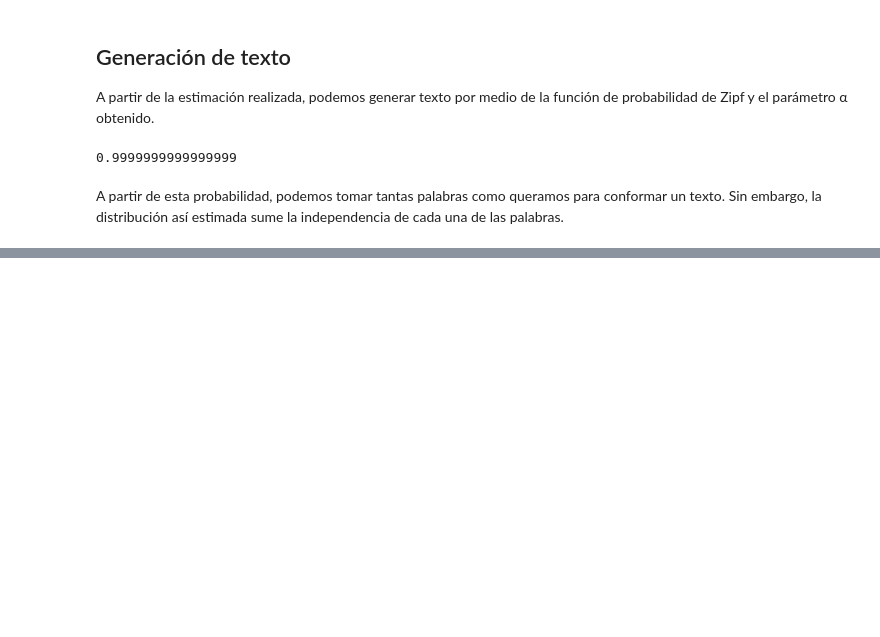
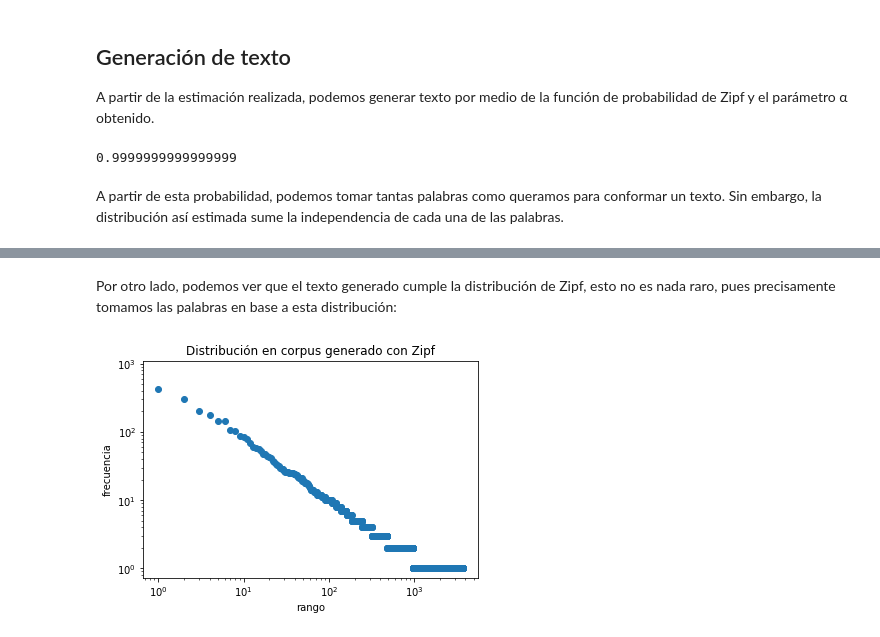
Before and after one commit to penserbjorne/clase-pln, a Jupyter notebook: 0_ejemplos_clase/4_1_2_ejemplo_de_generacion_con_base_en_Zipf.ipynb, the cells around one changed output, grey strips where cells are left out. Cells and saved outputs as stored; diff of their text form; code cells hidden in the pictures; blank space fills up the shorter version.

```diff
--- a/0_ejemplos_clase/4_1_2_ejemplo_de_generacion_con_base_en_Zipf.ipynb
+++ b/0_ejemplos_clase/4_1_2_ejemplo_de_generacion_con_base_en_Zipf.ipynb
@@ -124,0 +125,17 @@ consumo esta , forman europeo general asegurase segundo la accidentarse obtendr
+# %% [markdown]
+Por otro lado, podemos ver que el texto generado cumple la distribución de Zipf, esto no es nada raro, pues precisamente tomamos las palabras en base a esta distribución:
+# %%
+#Frecuencias en el texto generado
+freqs_gen = Counter(gen_words)
+#Ordenar las frecuencias en este texto
+gen_zipf = np.array(sorted(freqs_gen.values(), reverse=True))
+
+plt.plot(gen_zipf, 'o')
+plt.xscale('log')
+plt.yscale('log')
+plt.xlabel('rango')
+plt.ylabel('frecuencia')
+plt.title('Distribución en corpus generado con Zipf')
+plt.show()
+# %% [output]
+[figure, added]
```
Also changed, not shown: parts of 1 cell of this notebook, 1 other file.
